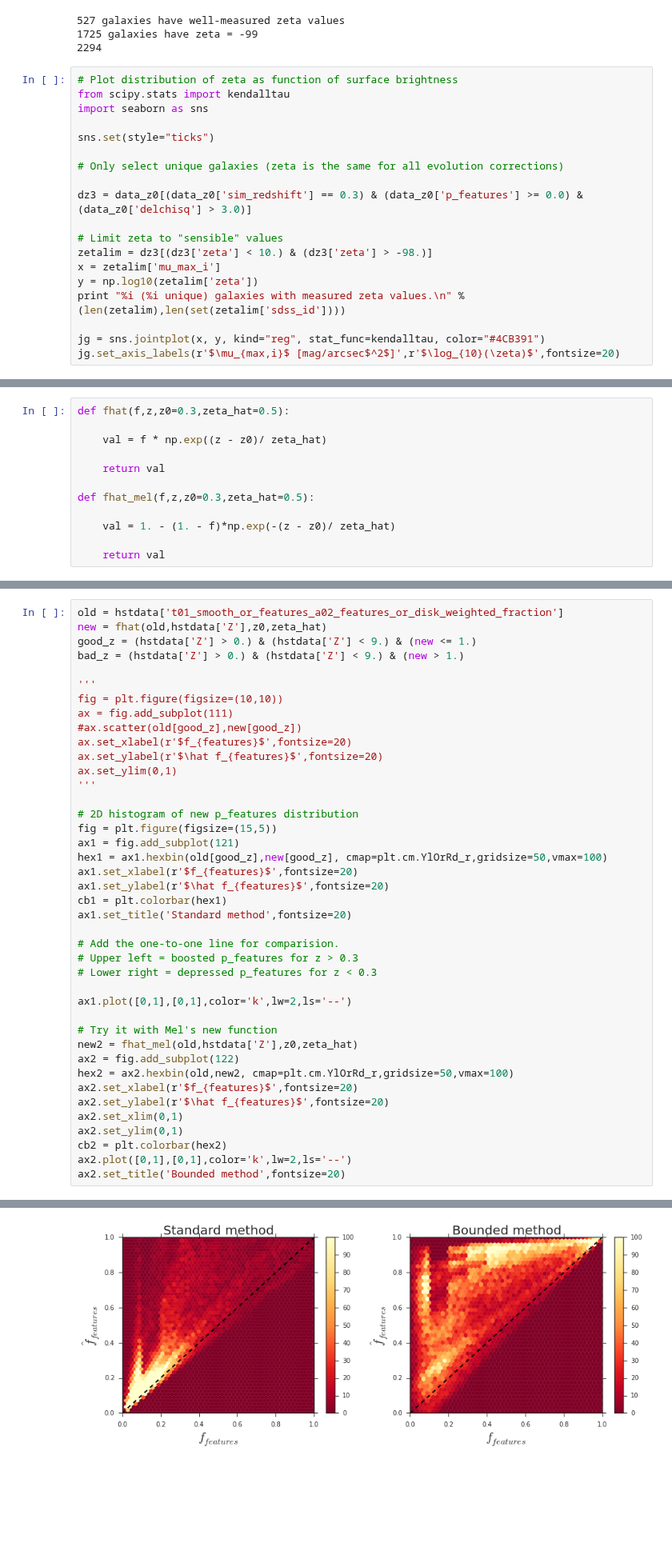
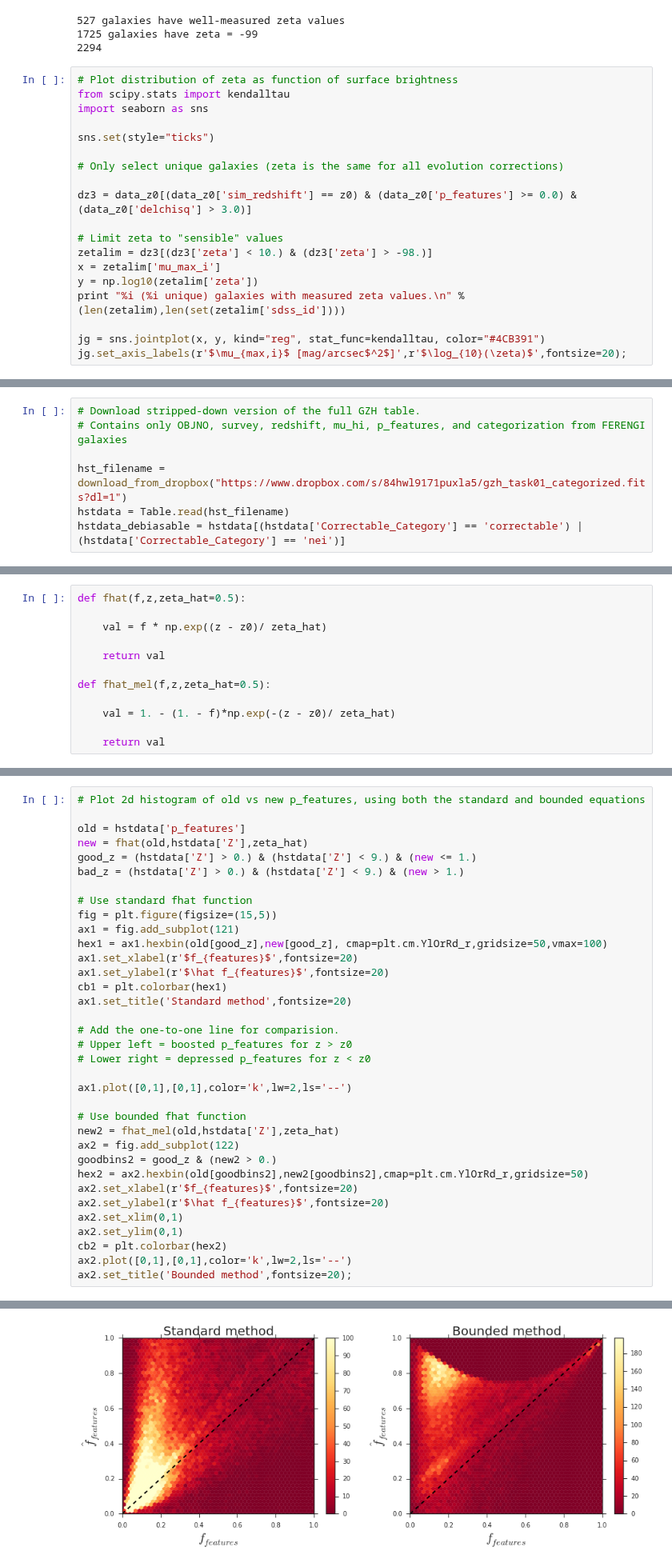
Before and after one commit to willettk/gzhubble, a Jupyter notebook: python/zeta.ipynb, the cells around one changed output, grey strips where cells are left out. Shown at 80% size. Drawn from its saved outputs; the diff is of its cells as text; blank space fills up the shorter version.

Commit message:
Using Dropbox files, new categories for FERENGI and HST.

```diff
--- a/python/zeta.ipynb
+++ b/python/zeta.ipynb
@@ -203,7 +227,7 @@ sns.set(style="ticks")
 
 # Only select unique galaxies (zeta is the same for all evolution corrections)
 
-dz3 = data_z0[(data_z0['sim_redshift'] == 0.3) & (data_z0['p_features'] >= 0.0) & (data_z0['delchisq'] > 3.0)]
+dz3 = data_z0[(data_z0['sim_redshift'] == z0) & (data_z0['p_features'] >= 0.0) & (data_z0['delchisq'] > 3.0)]
 
 # Limit zeta to "sensible" values
 zetalim = dz3[(dz3['zeta'] < 10.) & (dz3['zeta'] > -98.)]
@@ -212,6 +236,6 @@ y = np.log10(zetalim['zeta'])
 print "%i (%i unique) galaxies with measured zeta values.\n" % (len(zetalim),len(set(zetalim['sdss_id'])))
 
 jg = sns.jointplot(x, y, kind="reg", stat_func=kendalltau, color="#4CB391")
-jg.set_axis_labels(r'$\mu_{max,i}$ [mag/arcsec$^2$]',r'$\log_{10}(\zeta)$',fontsize=20)
+jg.set_axis_labels(r'$\mu_{max,i}$ [mag/arcsec$^2$]',r'$\log_{10}(\zeta)$',fontsize=20);
 # %% [output]
 51 (18 unique) galaxies with measured zeta values.
@@ -253,3 +263,10 @@ hstdata.remove_rows(remove_inds)
+# %%
+# Download stripped-down version of the full GZH table.
+# Contains only OBJNO, survey, redshift, mu_hi, p_features, and categorization from FERENGI galaxies
+
+hst_filename = download_from_dropbox("https://www.dropbox.com/s/84hwl9171puxla5/gzh_task01_categorized.fits?dl=1")
+hstdata = Table.read(hst_filename)
+hstdata_debiasable = hstdata[(hstdata['Correctable_Category'] == 'correctable') | (hstdata['Correctable_Category'] == 'nei')]
 # %% [markdown]
 $\hat\zeta = \zeta_0 + \zeta_1 \times SB$
 
@@ -259,13 +276,13 @@ $\hat f = f \times e^{(z-z_0)/{\hat\zeta}}$
 
 $\hat f = 1 - (1-f)e^{-(z-z_0)/{\hat\zeta}}$
 # %%
-def fhat(f,z,z0=0.3,zeta_hat=0.5):
+def fhat(f,z,zeta_hat=0.5):
 
     val = f * np.exp((z - z0)/ zeta_hat)
 
     return val
 
-def fhat_mel(f,z,z0=0.3,zeta_hat=0.5):
+def fhat_mel(f,z,zeta_hat=0.5):
 
     val = 1. - (1. - f)*np.exp(-(z - z0)/ zeta_hat)
 
@@ -326,19 +330,12 @@ plt.xlabel(r'$\hat\zeta$',fontsize=20)
 # %%
-old = hstdata['t01_smooth_or_features_a02_features_or_disk_weighted_fraction']
-new = fhat(old,hstdata['Z'],z0,zeta_hat)
+# Plot 2d histogram of old vs new p_features, using both the standard and bounded equations
+
+old = hstdata['p_features']
+new = fhat(old,hstdata['Z'],zeta_hat)
 good_z = (hstdata['Z'] > 0.) & (hstdata['Z'] < 9.) & (new <= 1.)
 bad_z = (hstdata['Z'] > 0.) & (hstdata['Z'] < 9.) & (new > 1.)
 
-'''
-fig = plt.figure(figsize=(10,10))
-ax = fig.add_subplot(111)
-#ax.scatter(old[good_z],new[good_z])
-ax.set_xlabel(r'$f_{features}$',fontsize=20)
-ax.set_ylabel(r'$\hat f_{features}$',fontsize=20)
-ax.set_ylim(0,1)
-'''
-
-# 2D histogram of new p_features distribution
+# Use standard fhat function
 fig = plt.figure(figsize=(15,5))
 ax1 = fig.add_subplot(121)
 hex1 = ax1.hexbin(old[good_z],new[good_z], cmap=plt.cm.YlOrRd_r,gridsize=50,vmax=100)
@@ -348,20 +345,21 @@ cb1 = plt.colorbar(hex1)
 ax1.set_title('Standard method',fontsize=20)
 
 # Add the one-to-one line for comparision.
-# Upper left = boosted p_features for z > 0.3
-# Lower right = depressed p_features for z < 0.3
+# Upper left = boosted p_features for z > z0
+# Lower right = depressed p_features for z < z0
 
 ax1.plot([0,1],[0,1],color='k',lw=2,ls='--')
 
-# Try it with Mel's new function
-new2 = fhat_mel(old,hstdata['Z'],z0,zeta_hat)
+# Use bounded fhat function
+new2 = fhat_mel(old,hstdata['Z'],zeta_hat)
 ax2 = fig.add_subplot(122)
-hex2 = ax2.hexbin(old,new2, cmap=plt.cm.YlOrRd_r,gridsize=50,vmax=100)
+goodbins2 = good_z & (new2 > 0.)
+hex2 = ax2.hexbin(old[goodbins2],new2[goodbins2],cmap=plt.cm.YlOrRd_r,gridsize=50)
 ax2.set_xlabel(r'$f_{features}$',fontsize=20)
 ax2.set_ylabel(r'$\hat f_{features}$',fontsize=20)
 ax2.set_xlim(0,1)
 ax2.set_ylim(0,1)
 cb2 = plt.colorbar(hex2)
 ax2.plot([0,1],[0,1],color='k',lw=2,ls='--')
-ax2.set_title('Bounded method',fontsize=20)
+ax2.set_title('Bounded method',fontsize=20);
 # %% [output]
@@ -369 +366 @@ ax2.set_title('Bounded method',fontsize=20)
-[figure, old version]
+[figure, new version]
```
Also changed, not shown: parts of 16 cells of this notebook.
